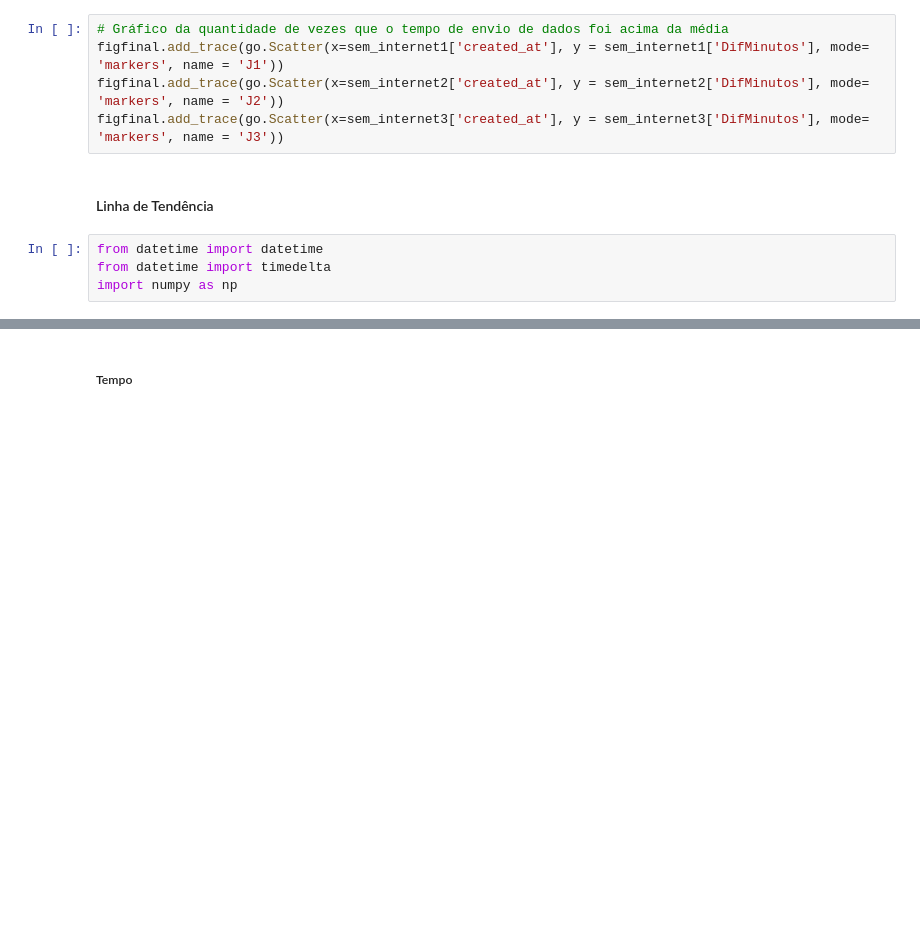
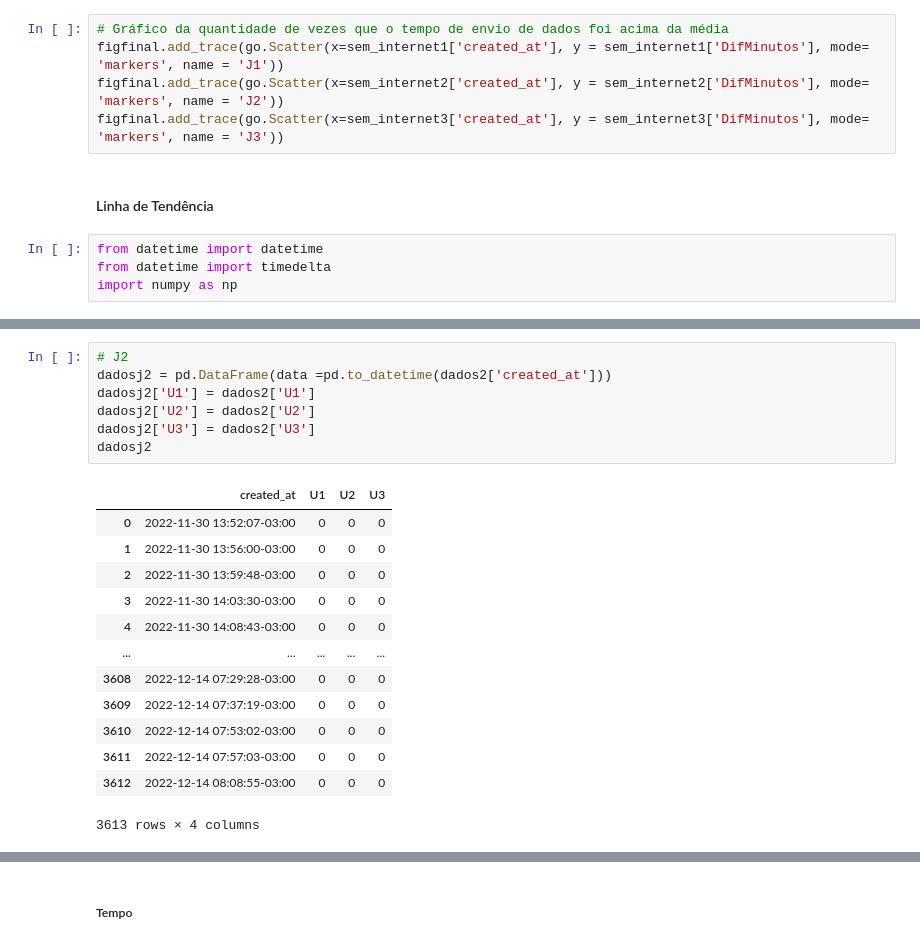
Before and after one commit to Leandro-Bernardo/Landside-monitoring-system, a Jupyter notebook: Jurujuba.ipynb, the cells around one changed output, grey strips where cells are left out. Cells and saved outputs as stored; diff of their text form; blank space fills up the shorter version.

```diff
--- a/Jurujuba.ipynb
+++ b/Jurujuba.ipynb
@@ -548,0 +526,21 @@ dados3lt
+# %%
+# J2
+dadosj2 = pd.DataFrame(data =pd.to_datetime(dados2['created_at']))
+dadosj2['U1'] = dados2['U1']
+dadosj2['U2'] = dados2['U2']
+dadosj2['U3'] = dados2['U3']
+dadosj2
+# %% [output]
+|  | created_at | U1 | U2 | U3 |
+| 0 | 2022-11-30 13:52:07-03:00 | 0 | 0 | 0 |
+| 1 | 2022-11-30 13:56:00-03:00 | 0 | 0 | 0 |
+| 2 | 2022-11-30 13:59:48-03:00 | 0 | 0 | 0 |
+| 3 | 2022-11-30 14:03:30-03:00 | 0 | 0 | 0 |
+| 4 | 2022-11-30 14:08:43-03:00 | 0 | 0 | 0 |
+| ... | ... | ... | ... | ... |
+| 3608 | 2022-12-14 07:29:28-03:00 | 0 | 0 | 0 |
+| 3609 | 2022-12-14 07:37:19-03:00 | 0 | 0 | 0 |
+| 3610 | 2022-12-14 07:53:02-03:00 | 0 | 0 | 0 |
+| 3611 | 2022-12-14 07:57:03-03:00 | 0 | 0 | 0 |
+| 3612 | 2022-12-14 08:08:55-03:00 | 0 | 0 | 0 |
+3613 rows × 4 columns
```
Also changed, not shown: parts of 66 cells of this notebook.
